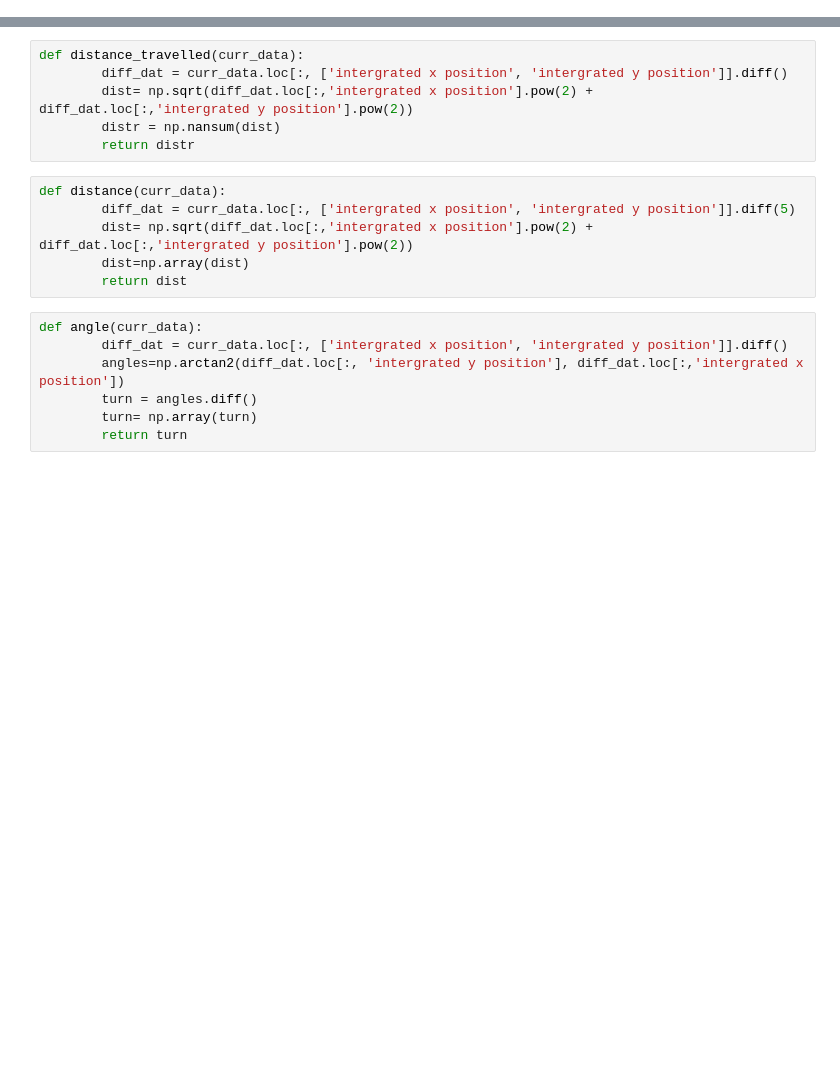
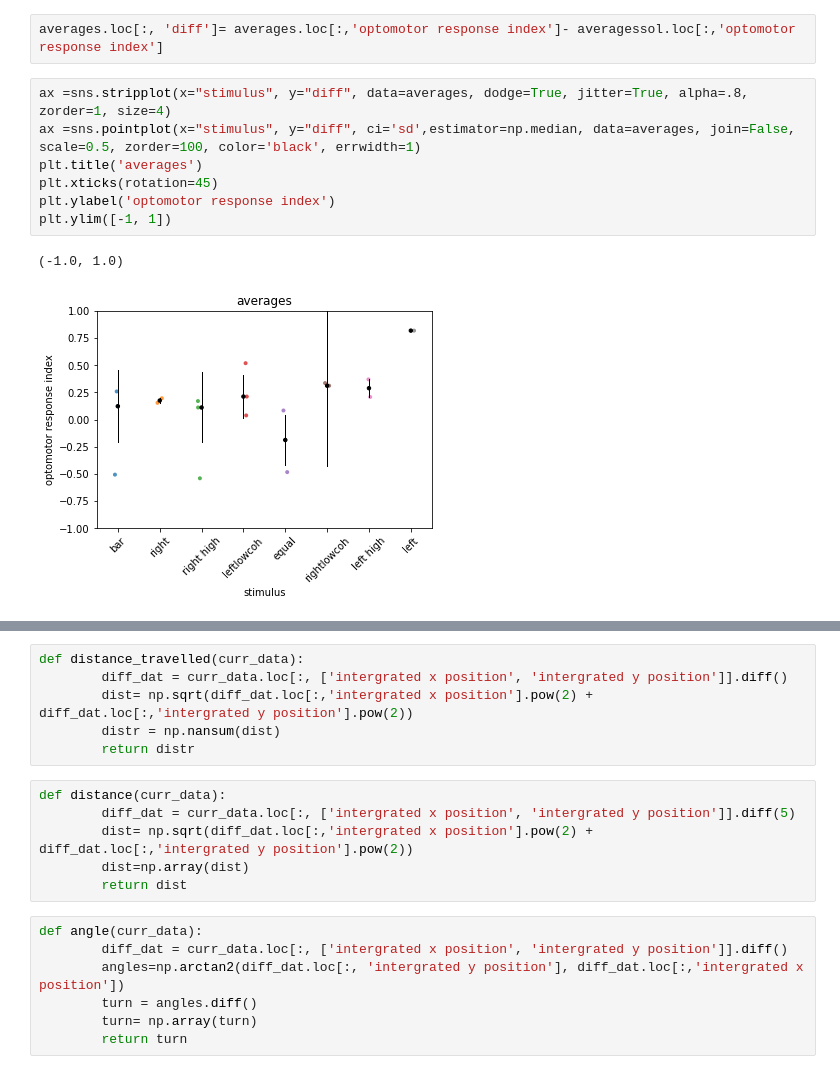
Before and after one commit to chiyu1203/bonfic, a Jupyter notebook: track_ball_notebook_laura_test.ipynb, the cells around one changed output, grey strips where cells are left out. Cells and saved outputs as stored; diff of their text form; blank space fills up the shorter version.

```diff
--- a/track_ball_notebook_laura_test.ipynb
+++ b/track_ball_notebook_laura_test.ipynb
@@ -461,0 +629,12 @@ plt.ylim([-1, 1])
+# %%
+averages.loc[:, 'diff']= averages.loc[:,'optomotor response index']- averagessol.loc[:,'optomotor response index']
+# %%
+ax =sns.stripplot(x="stimulus", y="diff", data=averages, dodge=True, jitter=True, alpha=.8, zorder=1, size=4)
+ax =sns.pointplot(x="stimulus", y="diff", ci='sd',estimator=np.median, data=averages, join=False, scale=0.5, zorder=100, color='black', errwidth=1)
+plt.title('averages')
+plt.xticks(rotation=45)
+plt.ylabel('optomotor response index')
+plt.ylim([-1, 1])
+# %% [output]
+(-1.0, 1.0)
+[figure, added]
```
Also changed, not shown: parts of 17 cells of this notebook.
